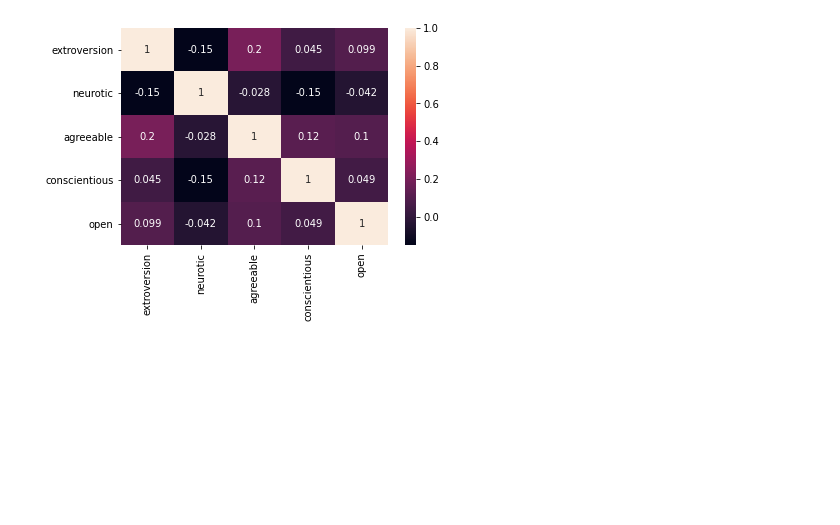
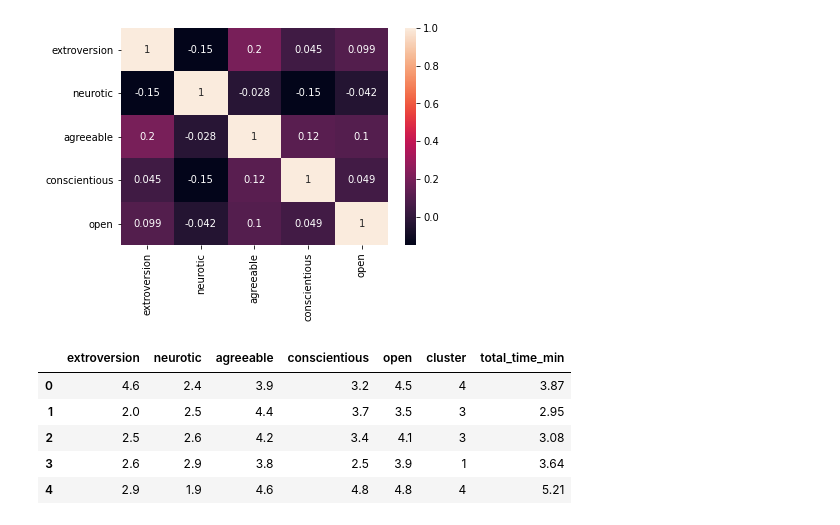
Before and after one commit to marvin2311/BigFive_Personality_Analysis, a Jupyter notebook: marvinsNotebook.ipynb, the cells around one changed output. Drawn from its saved outputs; the diff is of its cells as text; code cells hidden in the pictures; blank space fills up the shorter version.

```diff
--- a/marvinsNotebook.ipynb
+++ b/marvinsNotebook.ipynb
@@ -338,3 +338,14 @@ SPEARMAN
 [figure]
 KENDALL
 [figure]
+# %%
+# calculating the total time answering the questions (in minutes)
+df_sums['total_time_min'] = round(df[df.columns.tolist()[50:100]].sum(axis=1)/60000, 2)
+df_sums.head()
+# %% [output]
+|  | extroversion | neurotic | agreeable | conscientious | open | cluster | total_time_min |
+| 0 | 4.6 | 2.4 | 3.9 | 3.2 | 4.5 | 4 | 3.87 |
+| 1 | 2.0 | 2.5 | 4.4 | 3.7 | 3.5 | 3 | 2.95 |
+| 2 | 2.5 | 2.6 | 4.2 | 3.4 | 4.1 | 3 | 3.08 |
+| 3 | 2.6 | 2.9 | 3.8 | 2.5 | 3.9 | 1 | 3.64 |
+| 4 | 2.9 | 1.9 | 4.6 | 4.8 | 4.8 | 4 | 5.21 |
```
Also changed, not shown: parts of 4 cells of this notebook.
